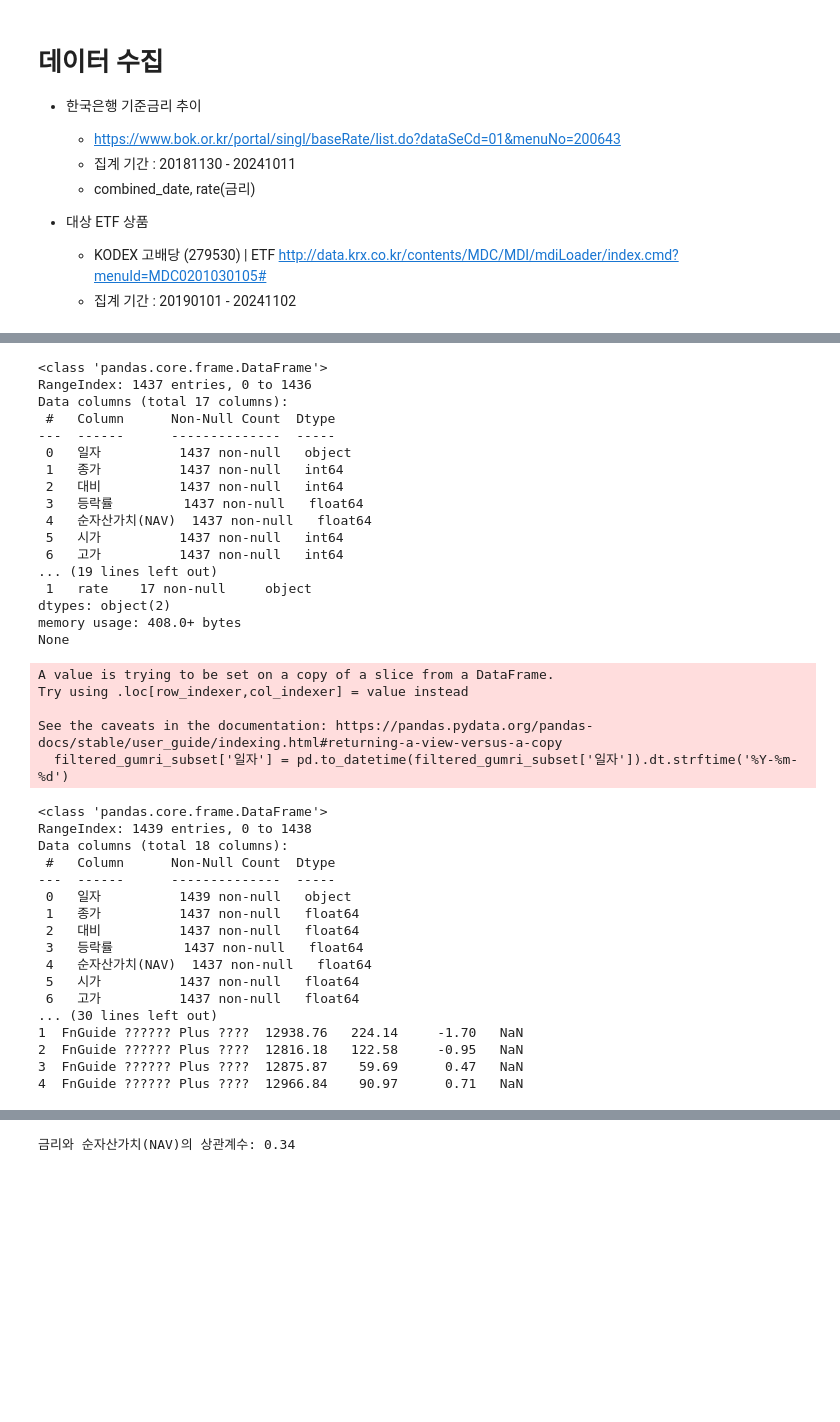
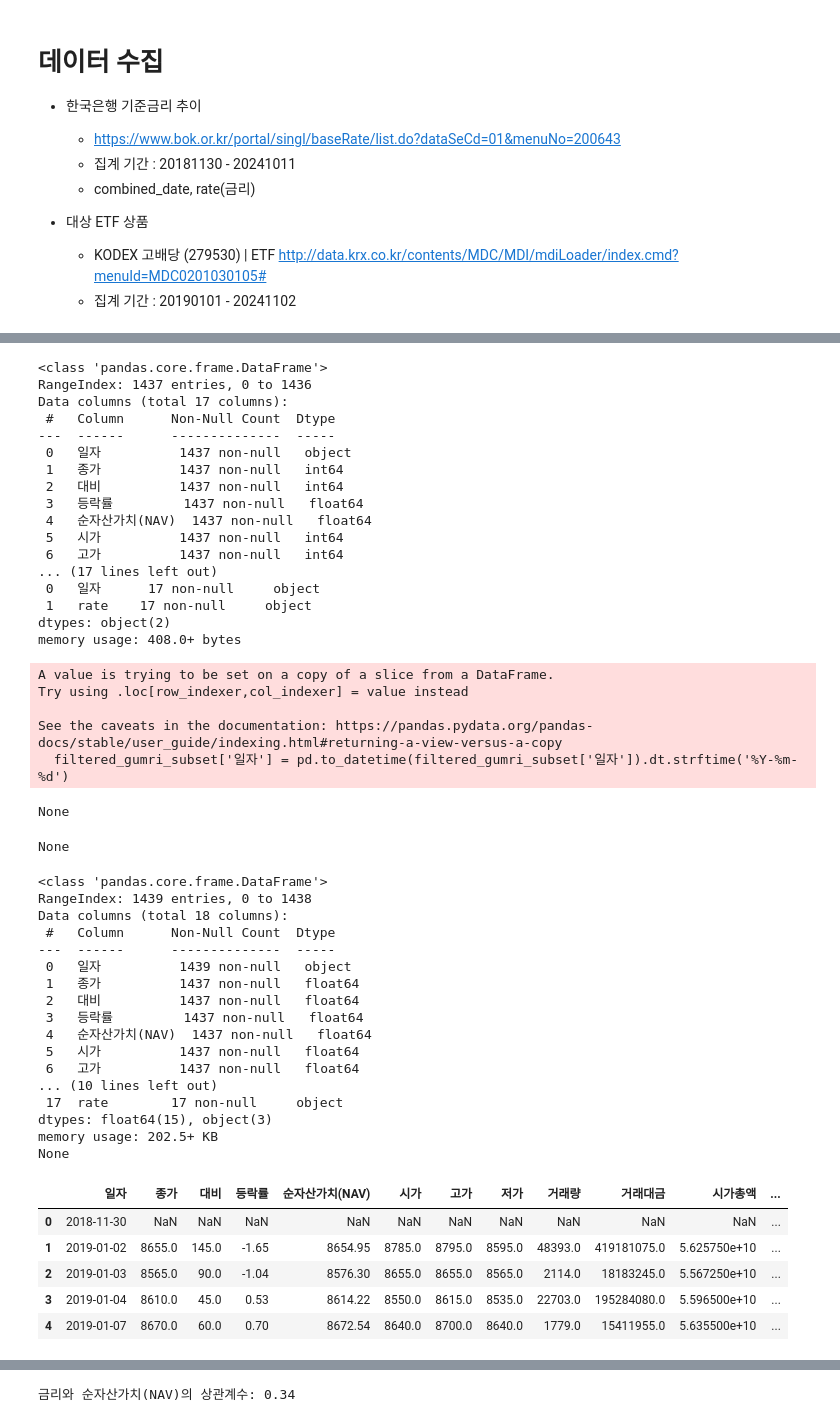
Before and after one commit to jd0421/ICT, a Jupyter notebook: Data_analysis_mid_240831_241110/Projects/Results.ipynb, the cells around one changed output, grey strips where cells are left out. Saved outputs shown, nothing was run; the diff lists cells and outputs as text; code cells hidden in the pictures; blank space fills up the shorter version.

```diff
--- a/Data_analysis_mid_240831_241110/Projects/Results.ipynb
+++ b/Data_analysis_mid_240831_241110/Projects/Results.ipynb
@@ -220,12 +206,15 @@ df_279530
 
         - 결론적으로, 순자산총액은 ETF의 자금 유입 및 유출을 직접적으로 측정하는 지표는 아니지만, 자금 흐름의 변화를 간접적으로 나타내는 데 유용한 척도입니다.
 # %%
+# '일자' 컬럼을 datetime 형식으로 변환한 뒤 원하는 포맷으로 변경
+
 df_279530['일자'] = pd.to_datetime(df_279530['일자']).dt.strftime('%Y-%m-%d')
 filtered_gumri_subset['일자'] = pd.to_datetime(filtered_gumri_subset['일자']).dt.strftime('%Y-%m-%d')
 
-# '일자' 컬럼을 datetime 형식으로 변환한 뒤 원하는 포맷으로 변경
-print(df_279530.info())
-print(filtered_gumri_subset.info())
+display(
+    df_279530.info()
+    , filtered_gumri_subset.info()
+)
 # %% [output]
 <class 'pandas.core.frame.DataFrame'>
 RangeIndex: 1437 entries, 0 to 1436
@@ -239,45 +228,54 @@ Data columns (total 17 columns):
  4   순자산가치(NAV)  1437 non-null   float64
  5   시가          1437 non-null   int64
  6   고가          1437 non-null   int64
-... (19 lines left out)
+... (17 lines left out)
+ 0   일자      17 non-null     object
  1   rate    17 non-null     object
 dtypes: object(2)
 memory usage: 408.0+ bytes
-None
 A value is trying to be set on a copy of a slice from a DataFrame.
 Try using .loc[row_indexer,col_indexer] = value instead
 
 See the caveats in the documentation: https://pandas.pydata.org/pandas-docs/stable/user_guide/indexing.html#returning-a-view-versus-a-copy
   filtered_gumri_subset['일자'] = pd.to_datetime(filtered_gumri_subset['일자']).dt.strftime('%Y-%m-%d')
+None
+None
 # %%
 # '일자'를 기준으로 df_279530에 filtered_gumri_subset 병합
 merged_df = pd.merge(
-    df_279530, filtered_gumri_subset,
+    df_279530,
+    filtered_gumri_subset,
     on='일자',  # 공통 열
-    how='outer'  # 모든 데이터를 유지
+    how='outer'  # 모든 데이터를 유지, outer join
 )
 
-# 날짜 기준으로 정렬
+# 날짜 기준으로 정렬 후 인덱스 리셋
 merged_df = merged_df.sort_values(by='일자').reset_index(drop=True)
 
 # 결과 확인
 print(merged_df.info())
-print(merged_df.head())
+merged_df.head()
 # %% [output]
 <class 'pandas.core.frame.DataFrame'>
 RangeIndex: 1439 entries, 0 to 1438
 Data columns (total 18 columns):
  #   Column      Non-Null Count  Dtype
 ---  ------      --------------  -----
  0   일자          1439 non-null   object
  1   종가          1437 non-null   float64
  2   대비          1437 non-null   float64
  3   등락률         1437 non-null   float64
  4   순자산가치(NAV)  1437 non-null   float64
  5   시가          1437 non-null   float64
  6   고가          1437 non-null   float64
-... (30 lines left out)
-1  FnGuide ?????? Plus ????  12938.76   224.14     -1.70   NaN
-2  FnGuide ?????? Plus ????  12816.18   122.58     -0.95   NaN
-3  FnGuide ?????? Plus ????  12875.87    59.69      0.47   NaN
-4  FnGuide ?????? Plus ????  12966.84    90.97      0.71   NaN
+... (10 lines left out)
+ 17  rate        17 non-null     object
+dtypes: float64(15), object(3)
+memory usage: 202.5+ KB
+None
+|  | 일자 | 종가 | 대비 | 등락률 | 순자산가치(NAV) | 시가 | 고가 | 저가 | 거래량 | 거래대금 | 시가총액 | ... |
+| 0 | 2018-11-30 | NaN | NaN | NaN | NaN | NaN | NaN | NaN | NaN | NaN | NaN | ... |
+| 1 | 2019-01-02 | 8655.0 | 145.0 | -1.65 | 8654.95 | 8785.0 | 8795.0 | 8595.0 | 48393.0 | 419181075.0 | 5.625750e+10 | ... |
+| 2 | 2019-01-03 | 8565.0 | 90.0 | -1.04 | 8576.30 | 8655.0 | 8655.0 | 8565.0 | 2114.0 | 18183245.0 | 5.567250e+10 | ... |
+| 3 | 2019-01-04 | 8610.0 | 45.0 | 0.53 | 8614.22 | 8550.0 | 8615.0 | 8535.0 | 22703.0 | 195284080.0 | 5.596500e+10 | ... |
+| 4 | 2019-01-07 | 8670.0 | 60.0 | 0.70 | 8672.54 | 8640.0 | 8700.0 | 8640.0 | 1779.0 | 15411955.0 | 5.635500e+10 | ... |
```
Also changed, not shown: parts of 10 cells of this notebook.
